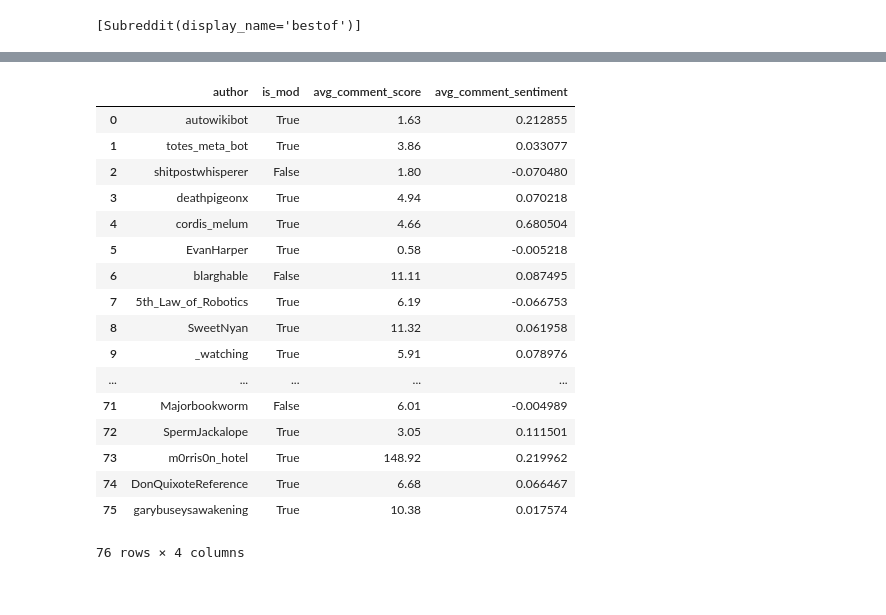
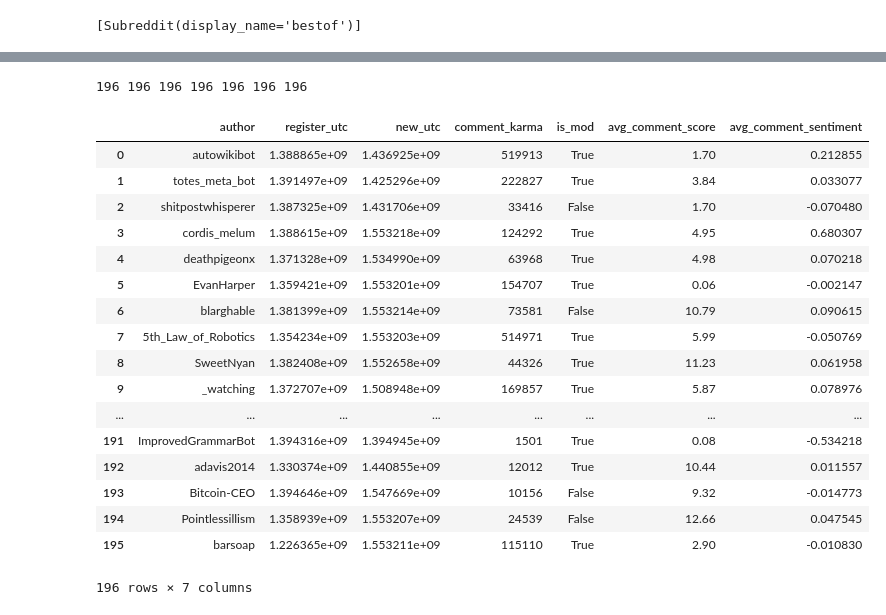
Before and after one commit to ke11ysun/TMD-reddit-conflict-analysis, a Jupyter notebook: TMD.ipynb, the cells around one changed output, grey strips where cells are left out. Cells and saved outputs as stored; diff of their text form; code cells hidden in the pictures.

```diff
--- a/TMD.ipynb
+++ b/TMD.ipynb
@@ -142,3 +86,0 @@ praw.models.reddit.redditor.Redditor
-# %%
-post = reddit.submission(id = df['POST_ID'][342])
-post.permalink
@@ -531,7 +319,3 @@ subreddit_id         135630 non-null object
 upvote               135630 non-null float64
 dtypes: float64(2), object(9)
 memory usage: 12.4+ MB
-# %%
-negcdf.neg = negcdf.neg.astype(float)
-negcdf.neu = negcdf.neu.astype(float)
-negcdf.pos = negcdf.pos.astype(float)
@@ -673,4 +466,4 @@ tmpcnt[:100]
 # %%
-nca = tmpcnt[tmpcnt['count'] > 3].index.tolist()
-nca
+nca = tmpcnt[tmpcnt['count'] > 2].index.tolist()
+len(nca)
 # %% [output]
@@ -694,6 +471,9 @@ nca
 # %%
 authors = []
 is_mod = []
+register_utc = []
+new_utc = []
+comment_karma = []
 avg_comment_score = []
 avg_comment_sentiment = []
 
@@ -705,22 +485,20 @@ for a in nca:
     author = reddit.redditor(a)
 
     try:
+        # as a proxy of activeness???
+        new_utc.append(list(author.comments.new(limit=1))[0].created_utc)
+        register_utc.append(author.created_utc)
+        comment_karma.append(author.comment_karma)
         is_mod.append(author.is_mod)
         authors.append(a)
 
         for comment in author.comments.new(limit=100):
-#             print(comment.body.split('\n', 1)[0])
             score += comment.score
             sentiment += sia.polarity_scores(comment.body)['compound']
         avg_comment_score.append(score/100)
         avg_comment_sentiment.append(sentiment/100)
 
-        '''
-        as a proxy of activeness???
-        author.comments.new(limit=1)[0].created_utc
-        '''
-
-        print(authors[-1], is_mod[-1], avg_comment_score[-1], avg_comment_sentiment[-1])
+        print(authors[-1], register_utc[-1], new_utc[-1], comment_karma[-1], is_mod[-1], avg_comment_score[-1], avg_comment_sentiment[-1])
     except Exception as e:
         print(e)
 # %% [output]
@@ -744,23 +522,27 @@ garybuseysawakening True 10.38 0.017573999999999992
+# %%
+print(len(authors), len(register_utc), len(new_utc), len(comment_karma), len(is_mod), len(avg_comment_score), len(avg_comment_sentiment))
+# %% [output]
+196 196 196 196 196 196 196
 # %%
-ncadf = pd.DataFrame(data={'author':authors, 'is_mod':is_mod, 'avg_comment_score':avg_comment_score, 'avg_comment_sentiment':avg_comment_sentiment})
+ncadf = pd.DataFrame(data={'author':authors, 'register_utc':register_utc, 'new_utc':new_utc, 'comment_karma':comment_karma, 'is_mod':is_mod, 'avg_comment_score':avg_comment_score, 'avg_comment_sentiment':avg_comment_sentiment})
 ncadf.to_csv('neg_comment_authors.csv')
 ncadf
 # %% [output]
-|  | author | is_mod | avg_comment_score | avg_comment_sentiment |
-| 0 | autowikibot | True | 1.63 | 0.212855 |
-| 1 | totes_meta_bot | True | 3.86 | 0.033077 |
-| 2 | shitpostwhisperer | False | 1.80 | -0.070480 |
-| 3 | deathpigeonx | True | 4.94 | 0.070218 |
-| 4 | cordis_melum | True | 4.66 | 0.680504 |
-| 5 | EvanHarper | True | 0.58 | -0.005218 |
-| 6 | blarghable | False | 11.11 | 0.087495 |
-| 7 | 5th_Law_of_Robotics | True | 6.19 | -0.066753 |
-| 8 | SweetNyan | True | 11.32 | 0.061958 |
-| 9 | _watching | True | 5.91 | 0.078976 |
-| ... | ... | ... | ... | ... |
-| 71 | Majorbookworm | False | 6.01 | -0.004989 |
-| 72 | SpermJackalope | True | 3.05 | 0.111501 |
-| 73 | m0rris0n_hotel | True | 148.92 | 0.219962 |
-| 74 | DonQuixoteReference | True | 6.68 | 0.066467 |
-| 75 | garybuseysawakening | True | 10.38 | 0.017574 |
+|  | author | register_utc | new_utc | comment_karma | is_mod | avg_comment_score | avg_comment_sentiment |
+| 0 | autowikibot | 1.388865e+09 | 1.436925e+09 | 519913 | True | 1.70 | 0.212855 |
+| 1 | totes_meta_bot | 1.391497e+09 | 1.425296e+09 | 222827 | True | 3.84 | 0.033077 |
+| 2 | shitpostwhisperer | 1.387325e+09 | 1.431706e+09 | 33416 | False | 1.70 | -0.070480 |
+| 3 | cordis_melum | 1.388615e+09 | 1.553218e+09 | 124292 | True | 4.95 | 0.680307 |
+| 4 | deathpigeonx | 1.371328e+09 | 1.534990e+09 | 63968 | True | 4.98 | 0.070218 |
+| 5 | EvanHarper | 1.359421e+09 | 1.553201e+09 | 154707 | True | 0.06 | -0.002147 |
+| 6 | blarghable | 1.381399e+09 | 1.553214e+09 | 73581 | False | 10.79 | 0.090615 |
+| 7 | 5th_Law_of_Robotics | 1.354234e+09 | 1.553203e+09 | 514971 | True | 5.99 | -0.050769 |
+| 8 | SweetNyan | 1.382408e+09 | 1.552658e+09 | 44326 | True | 11.23 | 0.061958 |
+| 9 | _watching | 1.372707e+09 | 1.508948e+09 | 169857 | True | 5.87 | 0.078976 |
+| ... | ... | ... | ... | ... | ... | ... | ... |
+| 191 | ImprovedGrammarBot | 1.394316e+09 | 1.394945e+09 | 1501 | True | 0.08 | -0.534218 |
+| 192 | adavis2014 | 1.330374e+09 | 1.440855e+09 | 12012 | True | 10.44 | 0.011557 |
+| 193 | Bitcoin-CEO | 1.394646e+09 | 1.547669e+09 | 10156 | False | 9.32 | -0.014773 |
+| 194 | Pointlessillism | 1.358939e+09 | 1.553207e+09 | 24539 | False | 12.66 | 0.047545 |
+| 195 | barsoap | 1.226365e+09 | 1.553211e+09 | 115110 | True | 2.90 | -0.010830 |
-76 rows × 4 columns
+196 rows × 7 columns
```
Also changed, not shown: parts of 58 cells of this notebook.
